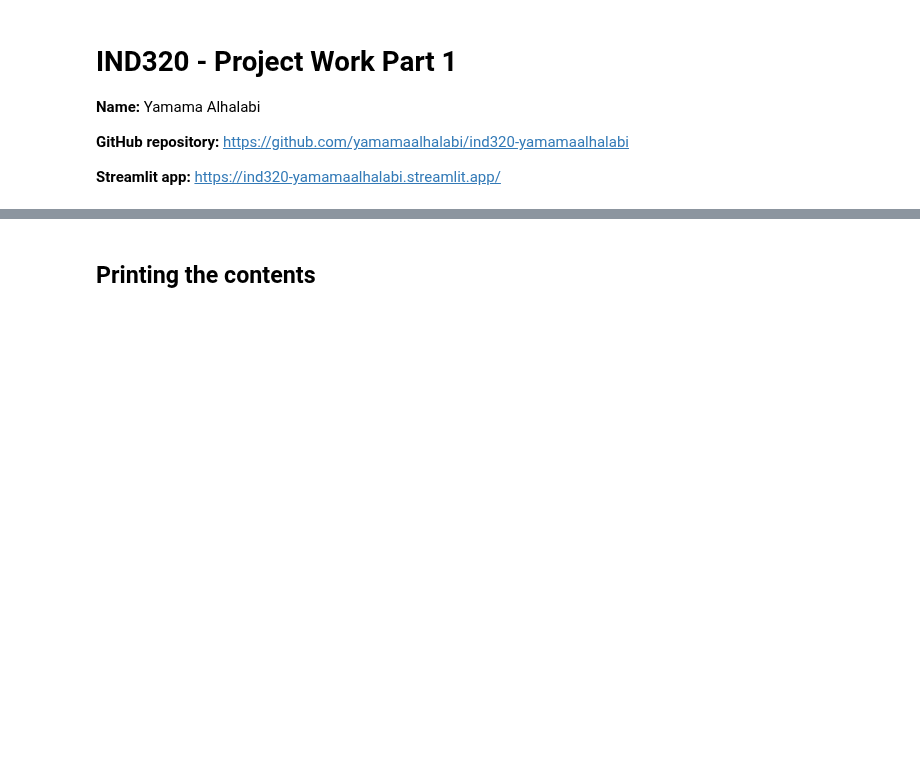
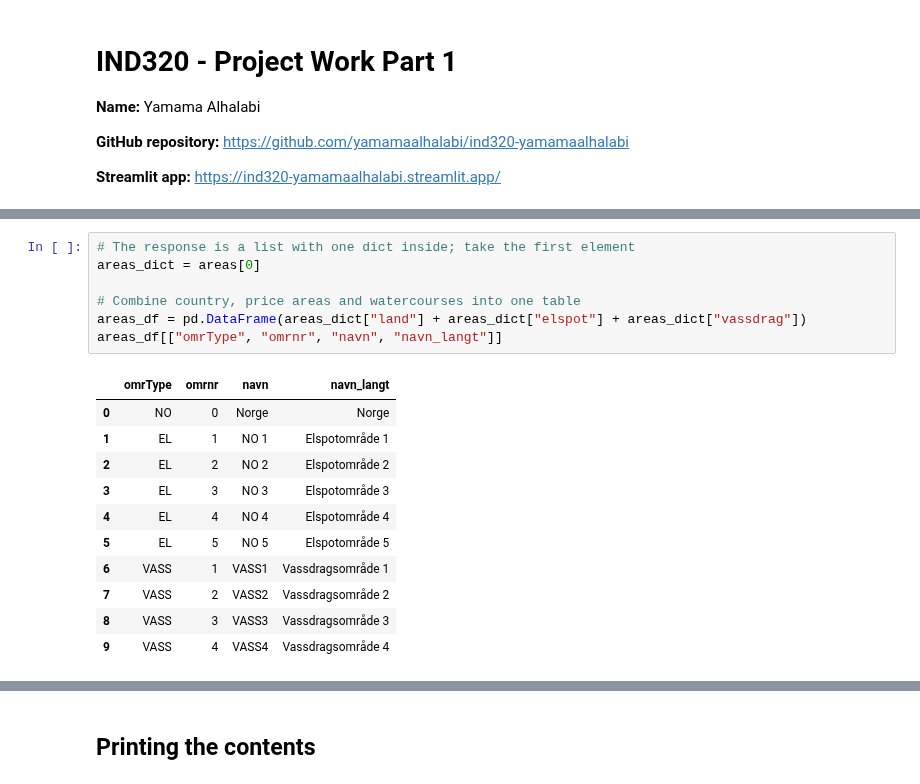
Before and after one commit to yamamaalhalabi/ind320-yamamaalhalabi, a Jupyter notebook: notebooks/IND320_project.ipynb, the cells around one changed output, grey strips where cells are left out. Cells and saved outputs as stored; diff of their text form; blank space fills up the shorter version.

```diff
--- a/IND320_project.ipynb
+++ b/notebooks/IND320_project.ipynb
@@ -40,0 +53,19 @@ df.head()
+# %%
+# The response is a list with one dict inside; take the first element
+areas_dict = areas[0]
+
+# Combine country, price areas and watercourses into one table
+areas_df = pd.DataFrame(areas_dict["land"] + areas_dict["elspot"] + areas_dict["vassdrag"])
+areas_df[["omrType", "omrnr", "navn", "navn_langt"]]
+# %% [output]
+|  | omrType | omrnr | navn | navn_langt |
+| 0 | NO | 0 | Norge | Norge |
+| 1 | EL | 1 | NO 1 | Elspotområde 1 |
+| 2 | EL | 2 | NO 2 | Elspotområde 2 |
+| 3 | EL | 3 | NO 3 | Elspotområde 3 |
+| 4 | EL | 4 | NO 4 | Elspotområde 4 |
+| 5 | EL | 5 | NO 5 | Elspotområde 5 |
+| 6 | VASS | 1 | VASS1 | Vassdragsområde 1 |
+| 7 | VASS | 2 | VASS2 | Vassdragsområde 2 |
+| 8 | VASS | 3 | VASS3 | Vassdragsområde 3 |
+| 9 | VASS | 4 | VASS4 | Vassdragsområde 4 |
```
Also changed, not shown: parts of 5 cells of this notebook, 3 other files.
